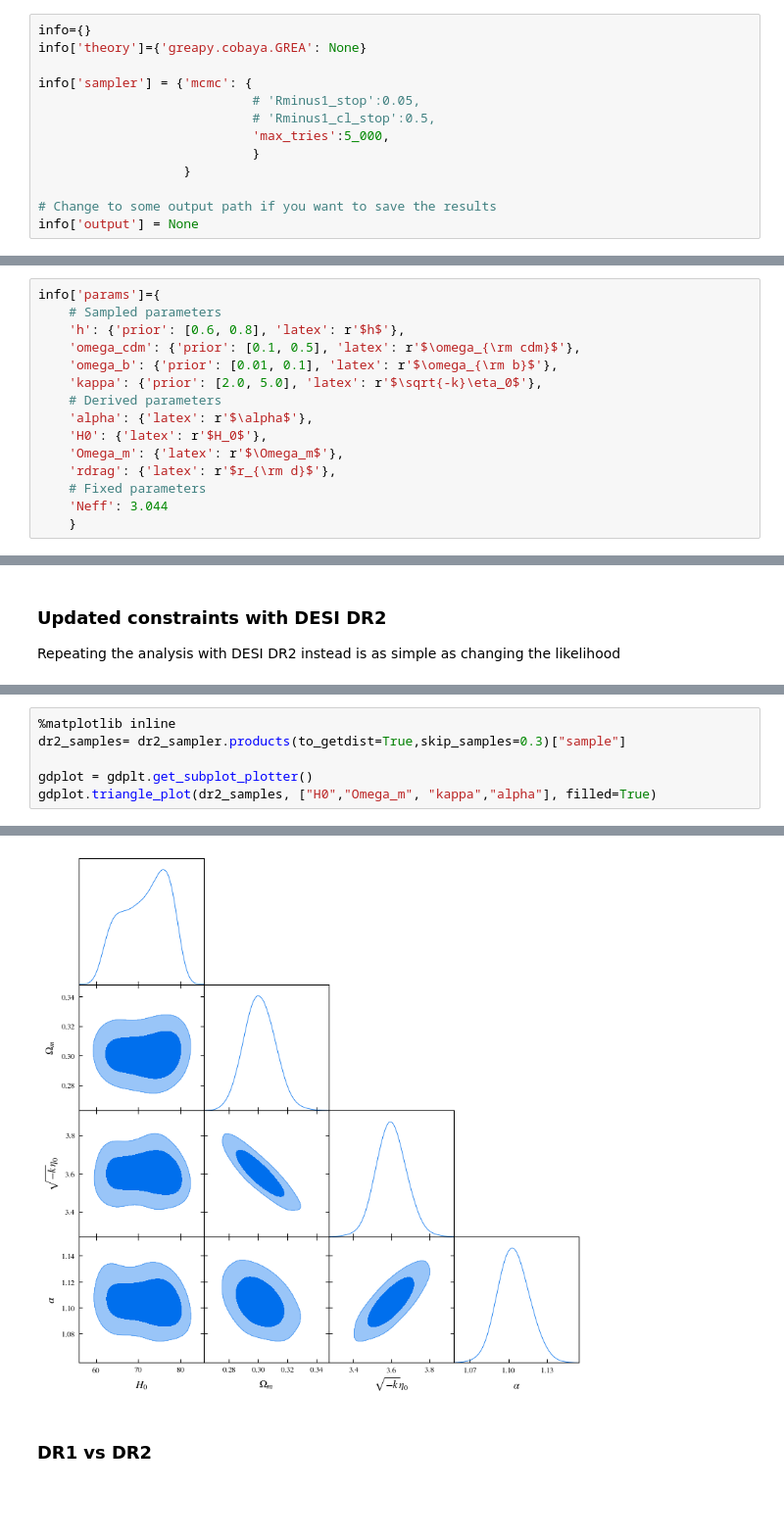
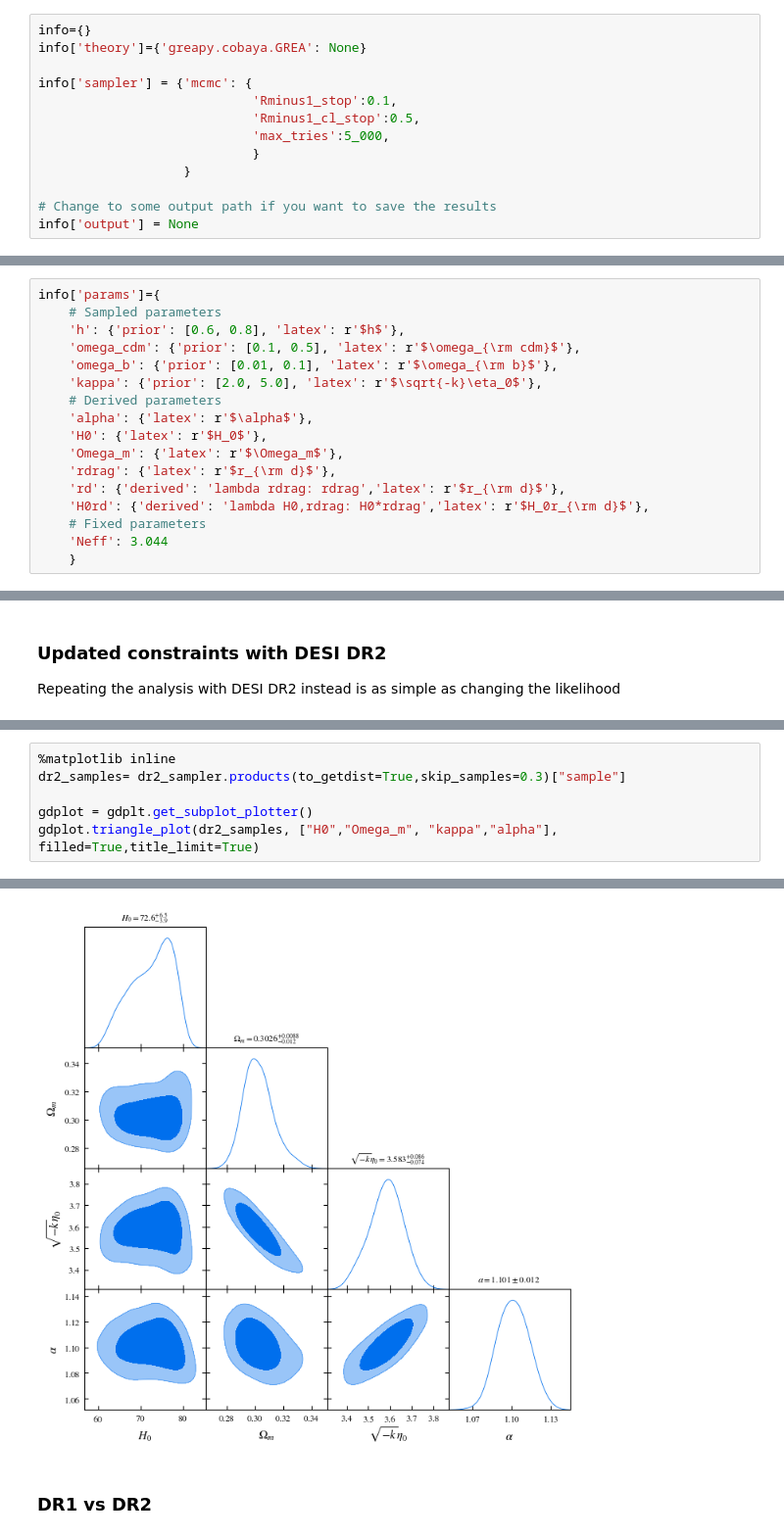
Before and after one commit to rcalderonb6/greapy, a Jupyter notebook: docs/examples/Sampling with Cobaya.ipynb, the cells around one changed output, grey strips where cells are left out. Shown at 98% size. Saved outputs shown, nothing was run; the diff lists cells and outputs as text; blank space fills up the shorter version.

```diff
--- a/docs/examples/Sampling with Cobaya.ipynb
+++ b/docs/examples/Sampling with Cobaya.ipynb
@@ -17,8 +21,8 @@ info={}
 info['theory']={'greapy.cobaya.GREA': None}
 
 info['sampler'] = {'mcmc': {
-                            # 'Rminus1_stop':0.05,
-                            # 'Rminus1_cl_stop':0.5,
+                            'Rminus1_stop':0.1,
+                            'Rminus1_cl_stop':0.5,
                             'max_tries':5_000,
                             }
                    }
@@ -47,6 +51,8 @@ info['params']={
     'H0': {'latex': r'$H_0$'},
     'Omega_m': {'latex': r'$\Omega_m$'},
     'rdrag': {'latex': r'$r_{\rm d}$'},
+    'rd': {'derived': 'lambda rdrag: rdrag','latex': r'$r_{\rm d}$'},
+    'H0rd': {'derived': 'lambda H0,rdrag: H0*rdrag','latex': r'$H_0r_{\rm d}$'},
     # Fixed parameters
     'Neff': 3.044
     }
@@ -117,5 +124,5 @@ updated_dr2_info, dr2_sampler = run(dr2_info) # Start the sampling
 dr2_samples= dr2_sampler.products(to_getdist=True,skip_samples=0.3)["sample"]
 
 gdplot = gdplt.get_subplot_plotter()
-gdplot.triangle_plot(dr2_samples, ["H0","Omega_m", "kappa","alpha"], filled=True)
+gdplot.triangle_plot(dr2_samples, ["H0","Omega_m", "kappa","alpha"], filled=True,title_limit=True)
 # %% [output]
@@ -123,4 +130,4 @@ gdplot.triangle_plot(dr2_samples, ["H0","Omega_m", "kappa","alpha"], filled=True
-[figure, old version]
+[figure, new version]
 # %% [markdown]
 ### DR1 vs DR2
 # %%
```
Also changed, not shown: parts of 10 cells of this notebook.
